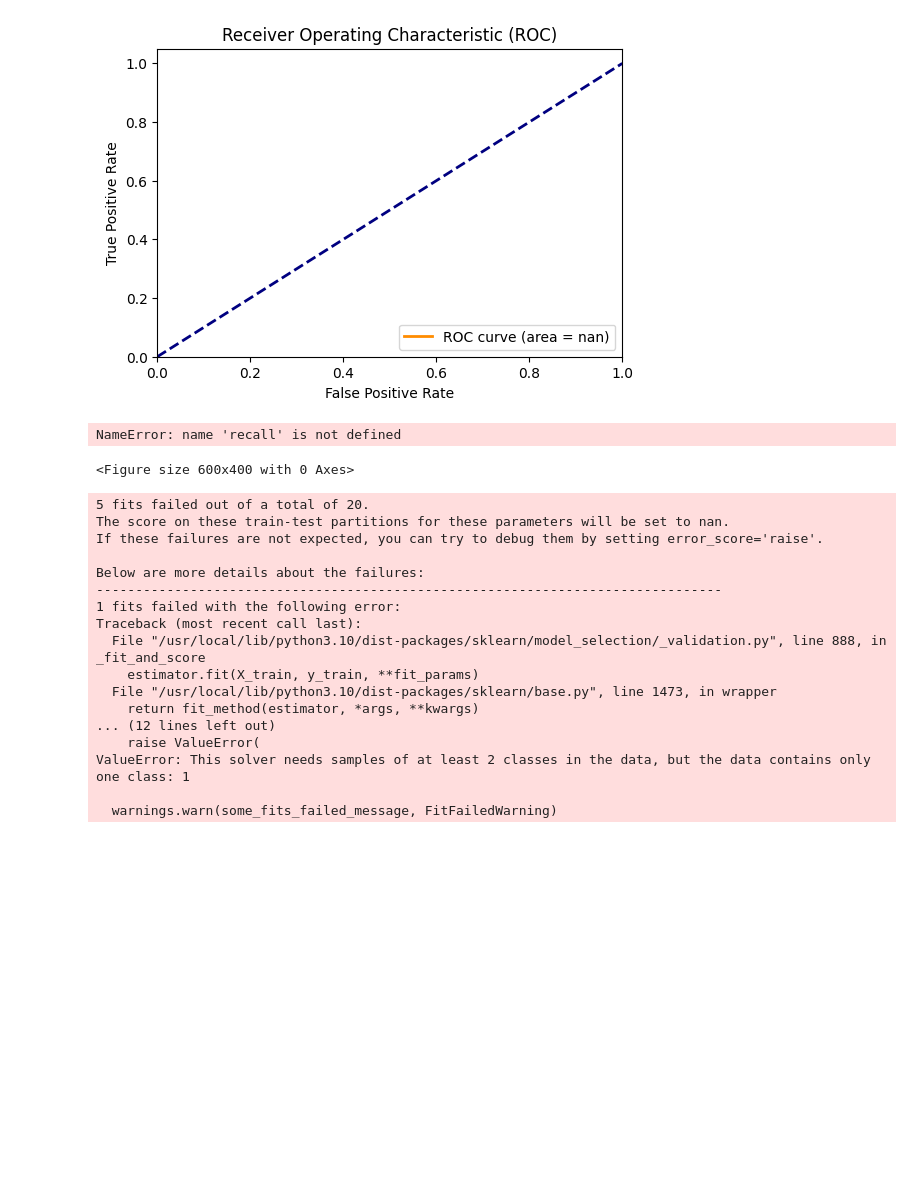
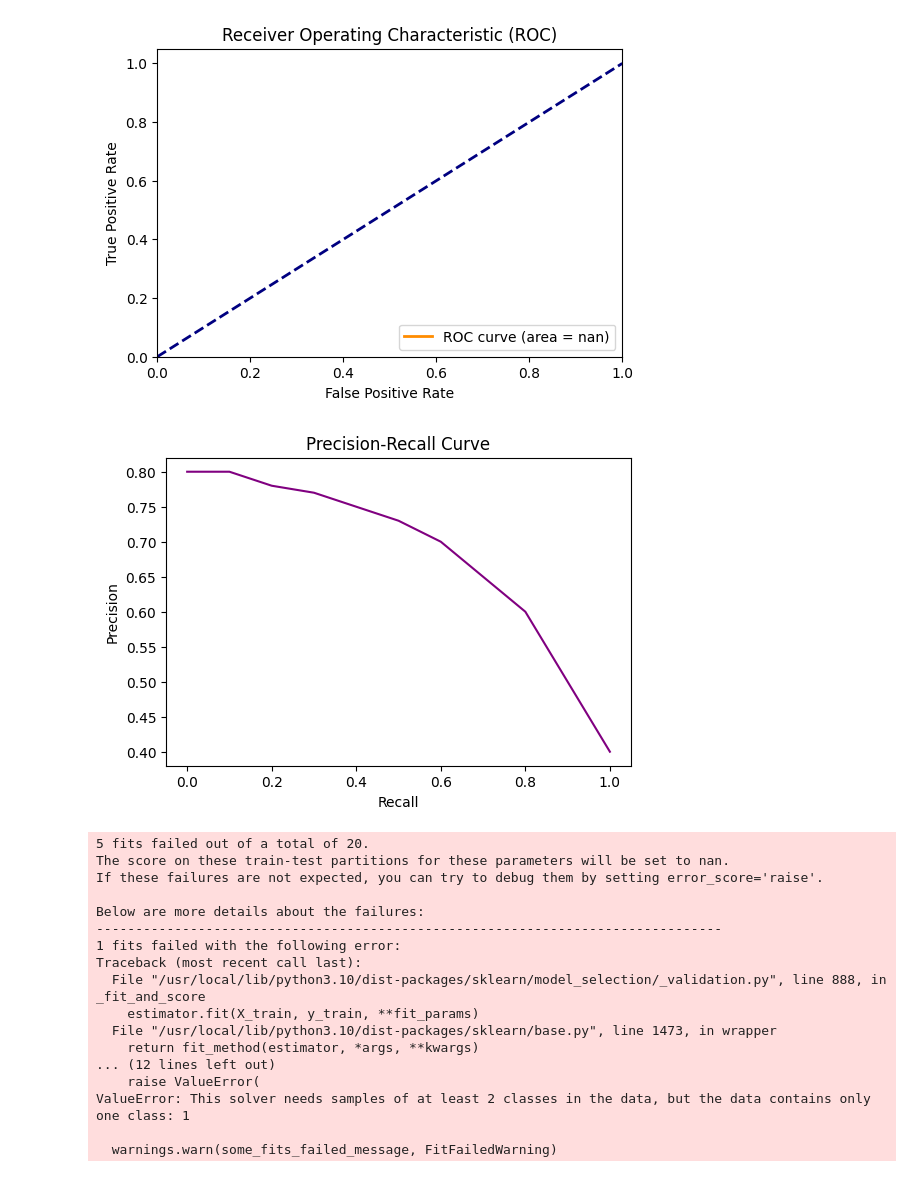
Before and after one commit to PratikshaShelke24/AI, a Jupyter notebook: lab1.ipynb, the cells around one changed output. Drawn from its saved outputs; the diff is of its cells as text; code cells hidden in the pictures; blank space fills up the shorter version.

```diff
--- a/lab1.ipynb
+++ b/lab1.ipynb
@@ -126,15 +143,16 @@ from sklearn.metrics import precision_recall_curve
 
 # Calculate precision-recall curve
 # %%
+recall = [0.0, 0.1, 0.2, 0.3, 0.4, 0.5, 0.6, 0.7, 0.8, 0.9, 1.0]
+precision = [0.8, 0.8, 0.78, 0.77, 0.75, 0.73, 0.7, 0.65, 0.6, 0.5, 0.4]
 plt.figure(figsize=(6, 4))
 plt.plot(recall, precision, color='purple')
 plt.xlabel('Recall')
 plt.ylabel('Precision')
 plt.title('Precision-Recall Curve')
 plt.show()
 # %% [output]
-NameError: name 'recall' is not defined
-<Figure size 600x400 with 0 Axes>
+[figure, added]
 # %%
 # Plot learning curve
 # %%
```
Also changed, not shown: parts of 2 cells of this notebook.
